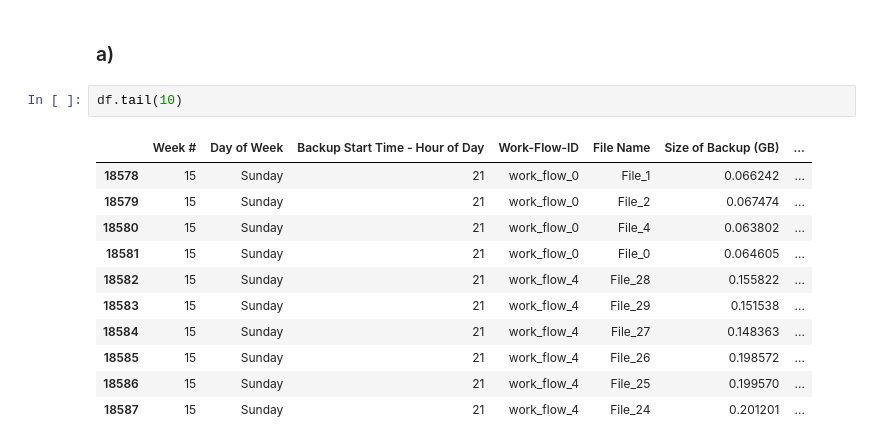
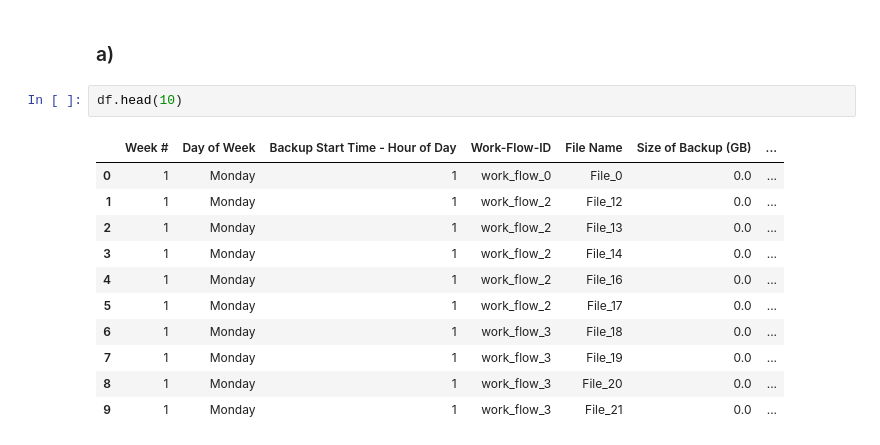
Before and after one commit to popo0293/EE219Project4, a Jupyter notebook: Project 4.ipynb, the cells around one changed output. Cells and saved outputs as stored; diff of their text form.

```diff
--- a/Project 4.ipynb
+++ b/Project 4.ipynb
@@ -50,16 +50,16 @@ plt.show()
 # %% [markdown]
 ### a)
 # %%
-df.tail(10)
+df.head(10)
 # %% [output]
 |  | Week # | Day of Week | Backup Start Time - Hour of Day | Work-Flow-ID | File Name | Size of Backup (GB) | ... |
-| 18578 | 15 | Sunday | 21 | work_flow_0 | File_1 | 0.066242 | ... |
-| 18579 | 15 | Sunday | 21 | work_flow_0 | File_2 | 0.067474 | ... |
-| 18580 | 15 | Sunday | 21 | work_flow_0 | File_4 | 0.063802 | ... |
-| 18581 | 15 | Sunday | 21 | work_flow_0 | File_0 | 0.064605 | ... |
-| 18582 | 15 | Sunday | 21 | work_flow_4 | File_28 | 0.155822 | ... |
-| 18583 | 15 | Sunday | 21 | work_flow_4 | File_29 | 0.151538 | ... |
-| 18584 | 15 | Sunday | 21 | work_flow_4 | File_27 | 0.148363 | ... |
-| 18585 | 15 | Sunday | 21 | work_flow_4 | File_26 | 0.198572 | ... |
-| 18586 | 15 | Sunday | 21 | work_flow_4 | File_25 | 0.199570 | ... |
-| 18587 | 15 | Sunday | 21 | work_flow_4 | File_24 | 0.201201 | ... |
+| 0 | 1 | Monday | 1 | work_flow_0 | File_0 | 0.0 | ... |
+| 1 | 1 | Monday | 1 | work_flow_2 | File_12 | 0.0 | ... |
+| 2 | 1 | Monday | 1 | work_flow_2 | File_13 | 0.0 | ... |
+| 3 | 1 | Monday | 1 | work_flow_2 | File_14 | 0.0 | ... |
+| 4 | 1 | Monday | 1 | work_flow_2 | File_16 | 0.0 | ... |
+| 5 | 1 | Monday | 1 | work_flow_2 | File_17 | 0.0 | ... |
+| 6 | 1 | Monday | 1 | work_flow_3 | File_18 | 0.0 | ... |
+| 7 | 1 | Monday | 1 | work_flow_3 | File_19 | 0.0 | ... |
+| 8 | 1 | Monday | 1 | work_flow_3 | File_20 | 0.0 | ... |
+| 9 | 1 | Monday | 1 | work_flow_3 | File_21 | 0.0 | ... |
```
Also changed, not shown: parts of 1 cell of this notebook.
